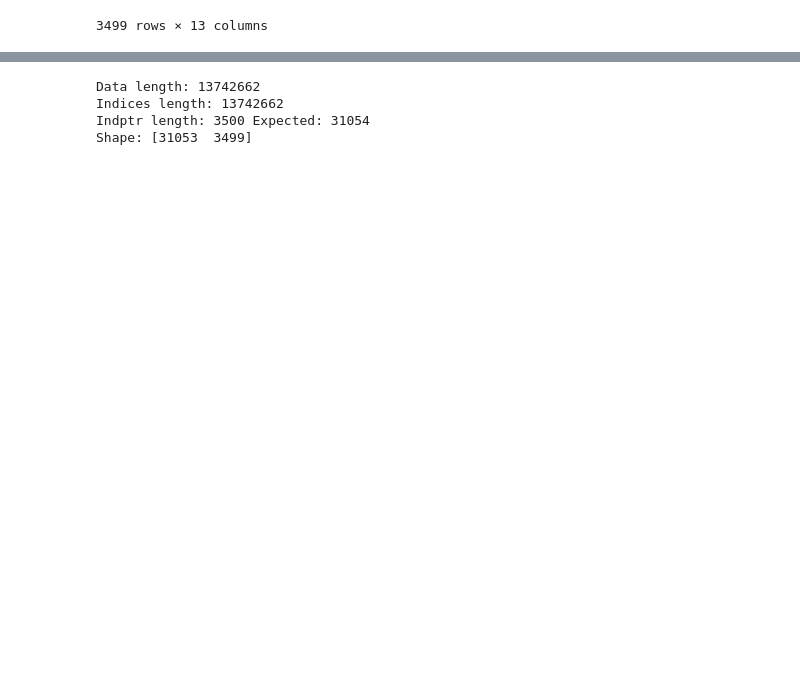
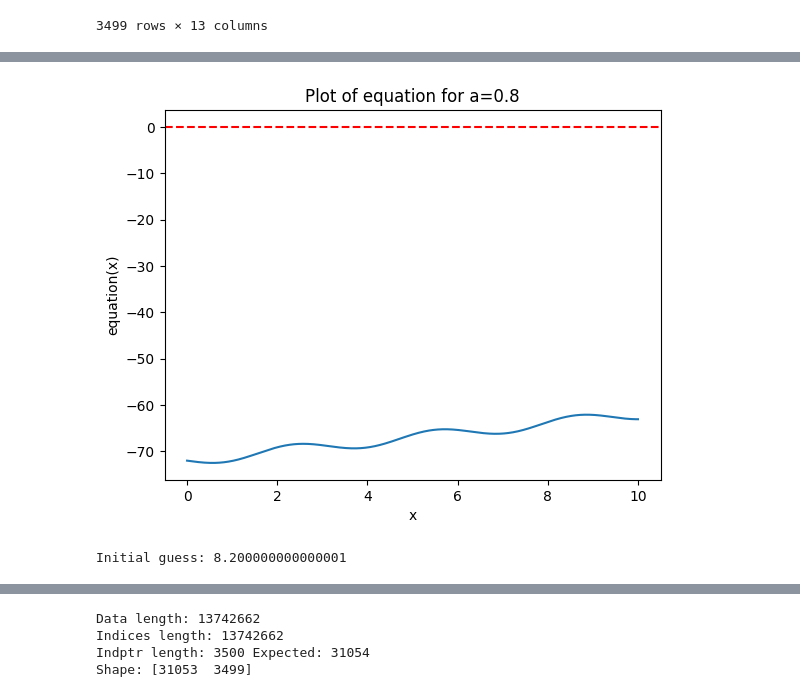
Before and after one commit to ScheWann/A-Part-to-Whole-Circular-Cell-Explorer, a Jupyter notebook: RedesignChallenge/Python/process.ipynb, the cells around one changed output, grey strips where cells are left out. Saved outputs shown, nothing was run; the diff lists cells and outputs as text; code cells hidden in the pictures; blank space fills up the shorter version.

```diff
--- a/RedesignChallenge/Python/process.ipynb
+++ b/RedesignChallenge/Python/process.ipynb
@@ -314,4 +297,34 @@ result_df
 | 3497 | TTGTTTCCATACAACT-1 | 4495.0 | 9846.0 | 71.192911 | 0.000000 | 0.000000 | 0.221199 | 0.000000 | 0.171150 | 0.191596 | ... | ... |
 | 3498 | TTGTTTGTGTAAATTC-1 | 7130.0 | 2606.0 | 71.192911 | 0.000000 | 0.000000 | 0.000000 | 0.000000 | 0.465989 | 0.065243 | ... | ... |
 3499 rows × 22 columns
+# %%
+def equation(x, a, r):
+    return x - (90 * a + (90 / (4 * np.pi * r**2)) * np.sin(2 * x))
+
+def plot_function(a, r=radius):
+    x_values = np.linspace(0, 10, 1000)
+    y_values = equation(x_values, a, r)
+    plt.plot(x_values, y_values)
+    plt.axhline(0, color='red', linestyle='--')
+    plt.xlabel('x')
+    plt.ylabel('equation(x)')
+    plt.title(f'Plot of equation for a={a}')
+    plt.show()
+
+plot_function(0.8)
+# %% [output]
+[figure, added]
+# %%
+# Find the initial guess for the root
+def find_initial_guess(a, r=radius, start=0, end=90, step=0.1):
+    x_values = np.arange(start, end, step)
+    for x0 in x_values:
+        if np.sign(equation(x0, a, r)) != np.sign(equation(x0 + step, a, r)):
+            return x0
+    return None
+
+initial_guess = find_initial_guess(0.1)
+print("Initial guess:", initial_guess)
+# %% [output]
+Initial guess: 8.200000000000001
 # %%
```
Also changed, not shown: parts of 8 cells of this notebook, 4 other files.
